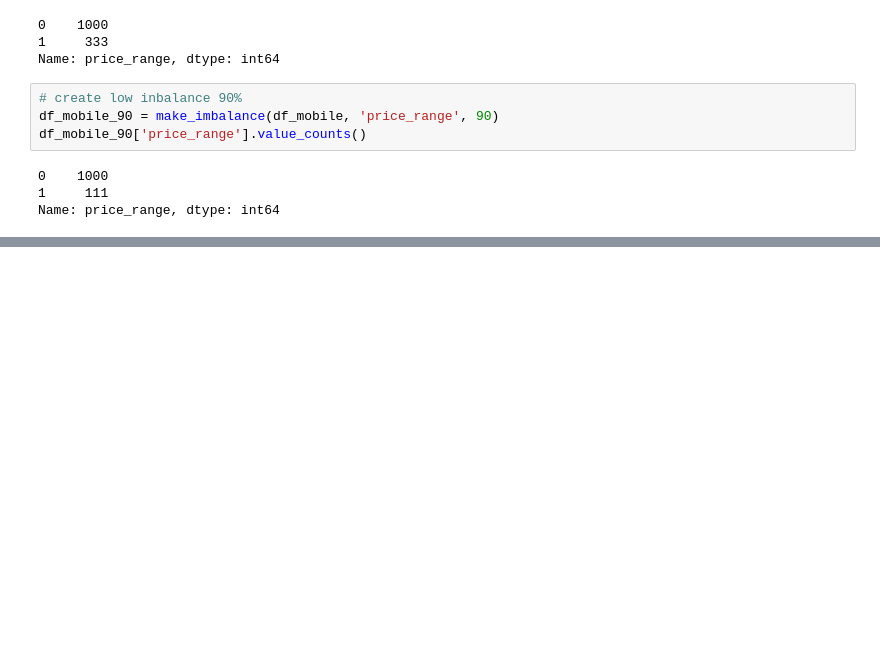
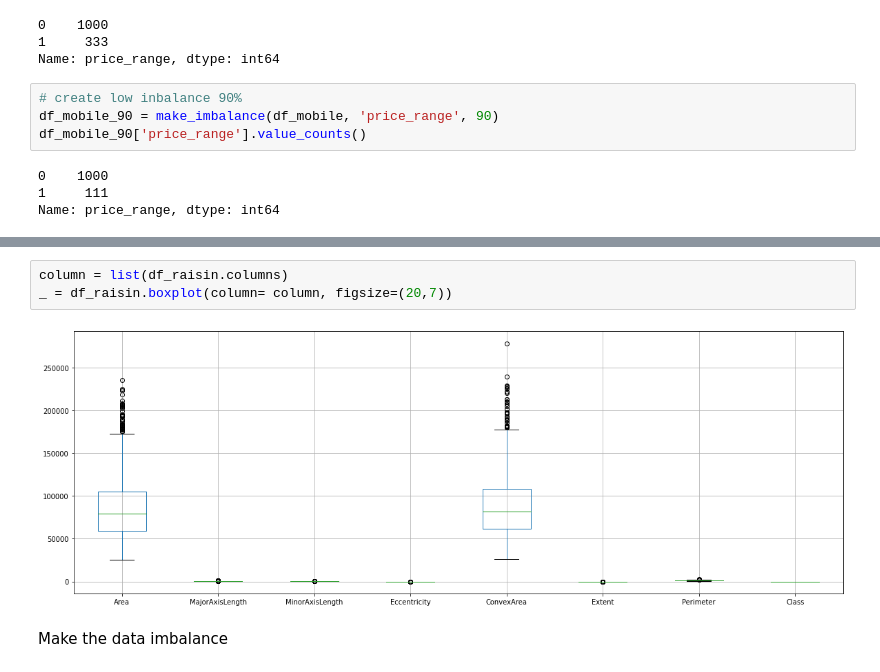
Before and after one commit to ThakdanaiSaelee/Assignment_CE888, a Jupyter notebook: Assignment.ipynb, the cells around one changed output, grey strips where cells are left out. Drawn from its saved outputs; the diff is of its cells as text; blank space fills up the shorter version.

```diff
--- a/Assignment.ipynb
+++ b/Assignment.ipynb
@@ -113,0 +171,7 @@ Name: price_range, dtype: int64
+# %%
+column = list(df_raisin.columns)
+_ = df_raisin.boxplot(column= column, figsize=(20,7))
+# %% [output]
+[figure, added]
+# %% [markdown]
+Make the data imbalance
```
Also changed, not shown: parts of 11 cells of this notebook.
